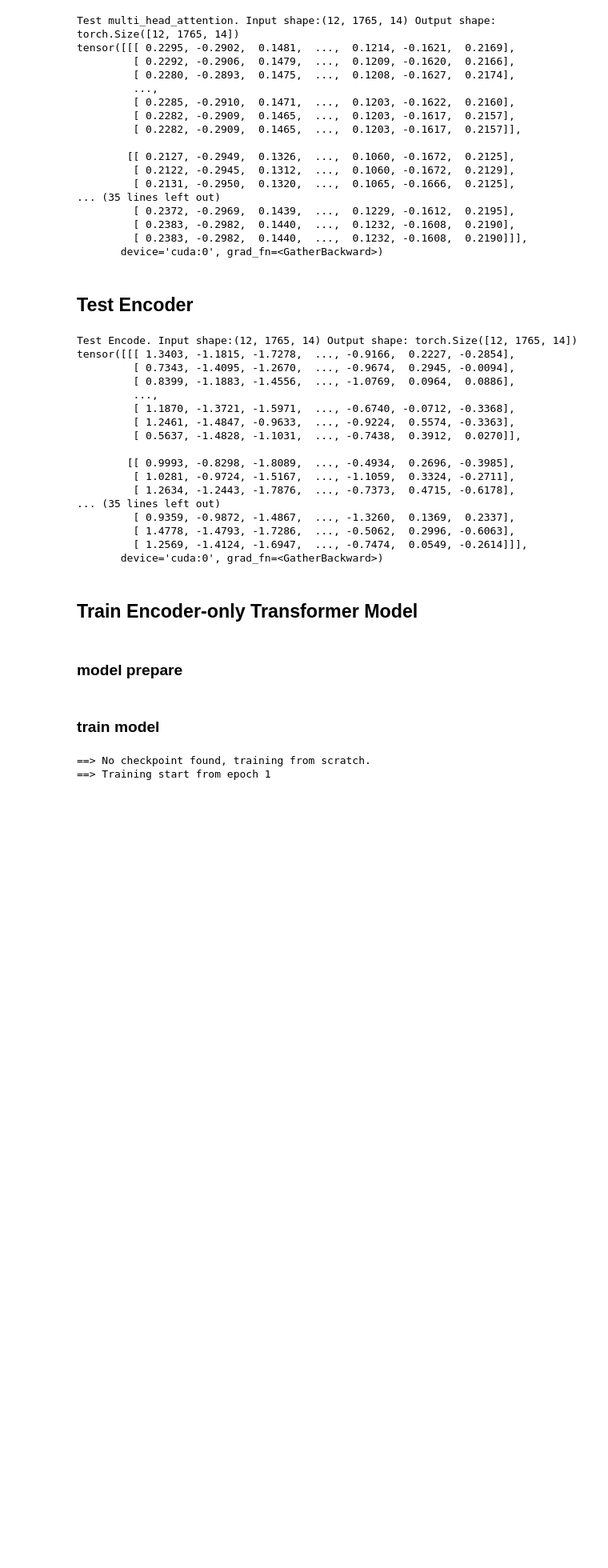
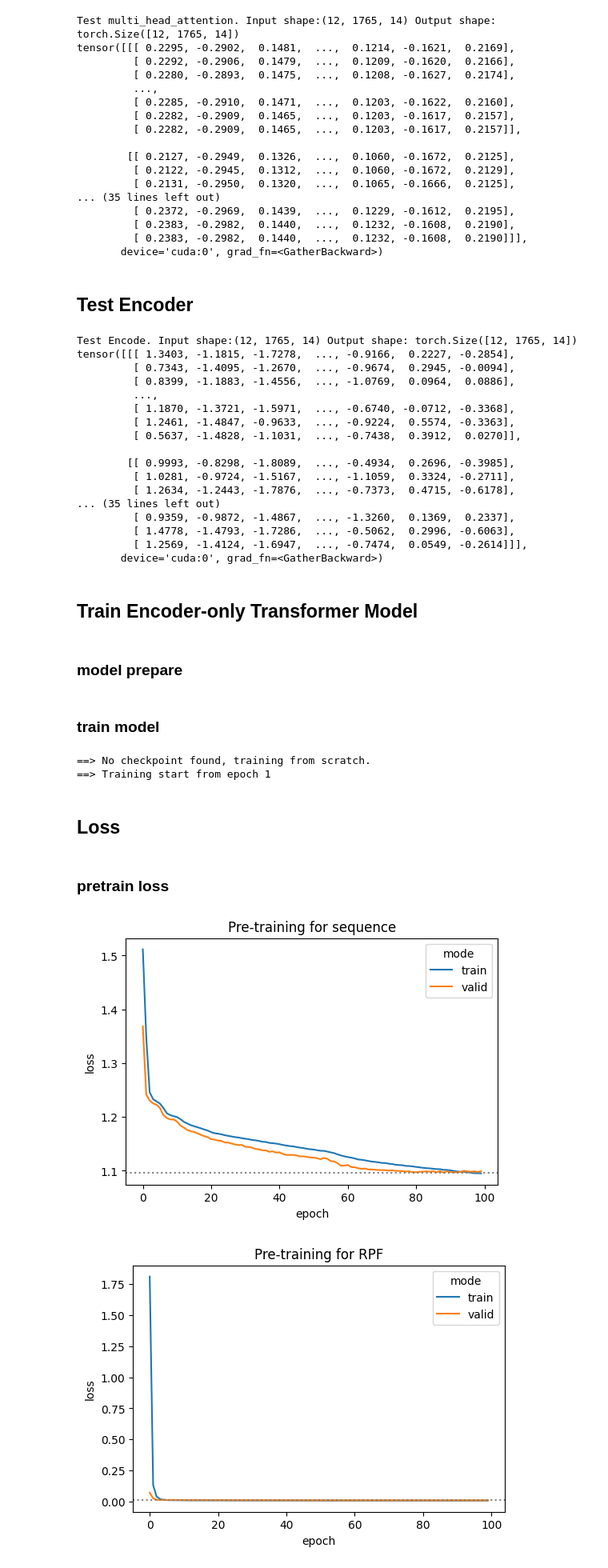
Before and after one commit to Chunfu-Shawn/Translation_Model, a Jupyter notebook: test_model.ipynb, the cells around one changed output. Shown at 80% size. Cells and saved outputs as stored; diff of their text form; code cells hidden in the pictures; blank space fills up the shorter version.

```diff
--- a/test_model.ipynb
+++ b/test_model.ipynb
@@ -291,8 +354,12 @@ trainer = Trainer(
     beta = (beta_1, beta_2),
     epsilon = epsilon
 )
-# %%
-trainer.pretrain(val_dataset)
-# %% [output]
-==> No checkpoint found, training from scratch.
-==> Training start from epoch 1
+# %%
+trainer.pretrain(val_dataset)
+# %% [output]
+==> No checkpoint found, training from scratch.
+==> Training start from epoch 1
+# %% [markdown]
+## Loss
+# %% [markdown]
+### pretrain loss
@@ -298,0 +432,7 @@ trainer.pretrain(val_dataset)
+# %%
+# only FFN as mask head
+pretrain_loss_plot(log_dir + "ribomodel.max_2000.dual_loss.0.001.0.3.5.epoch_data.json",
+                  figure_dir, ['seq', 'count'])
+# %% [output]
+[figure, added]
+[figure, added]
```
Also changed, not shown: parts of 28 cells of this notebook, 40 other files.
